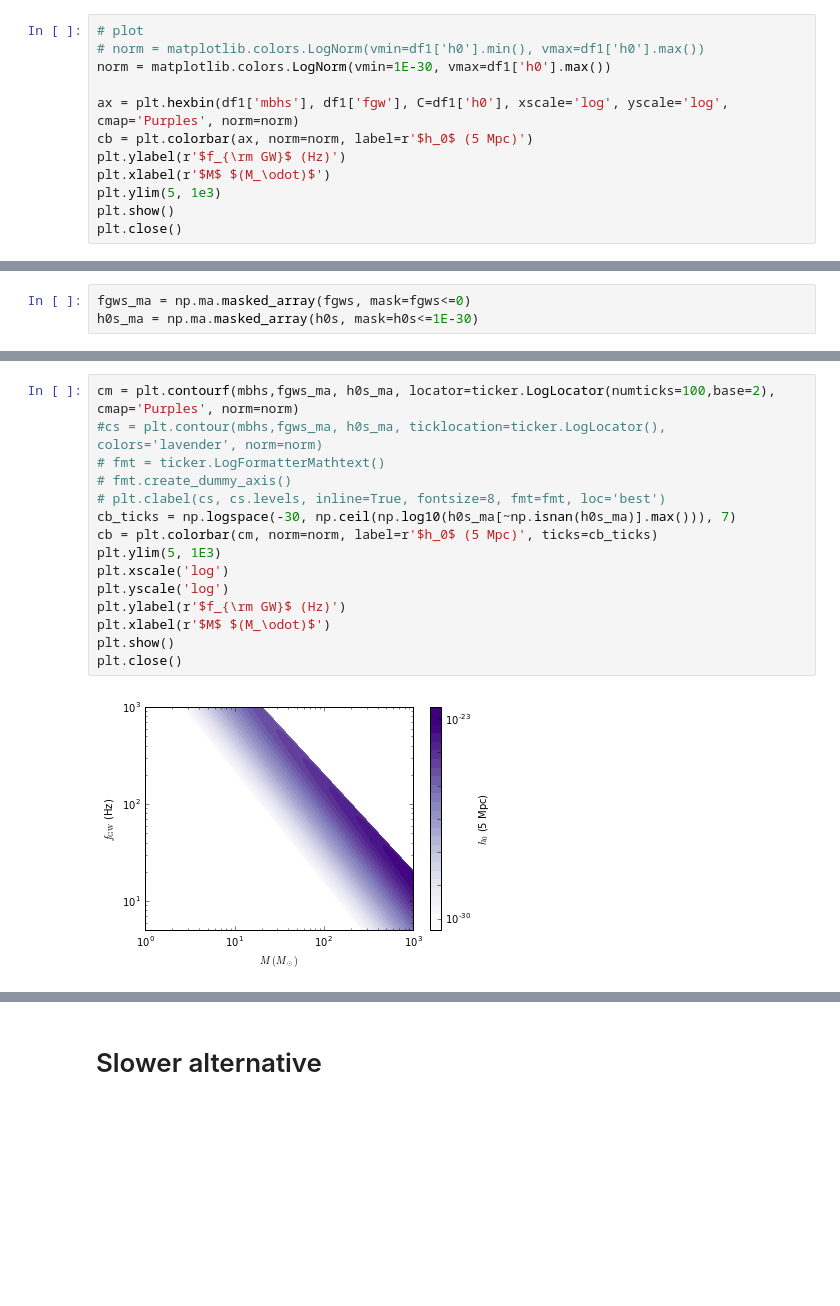
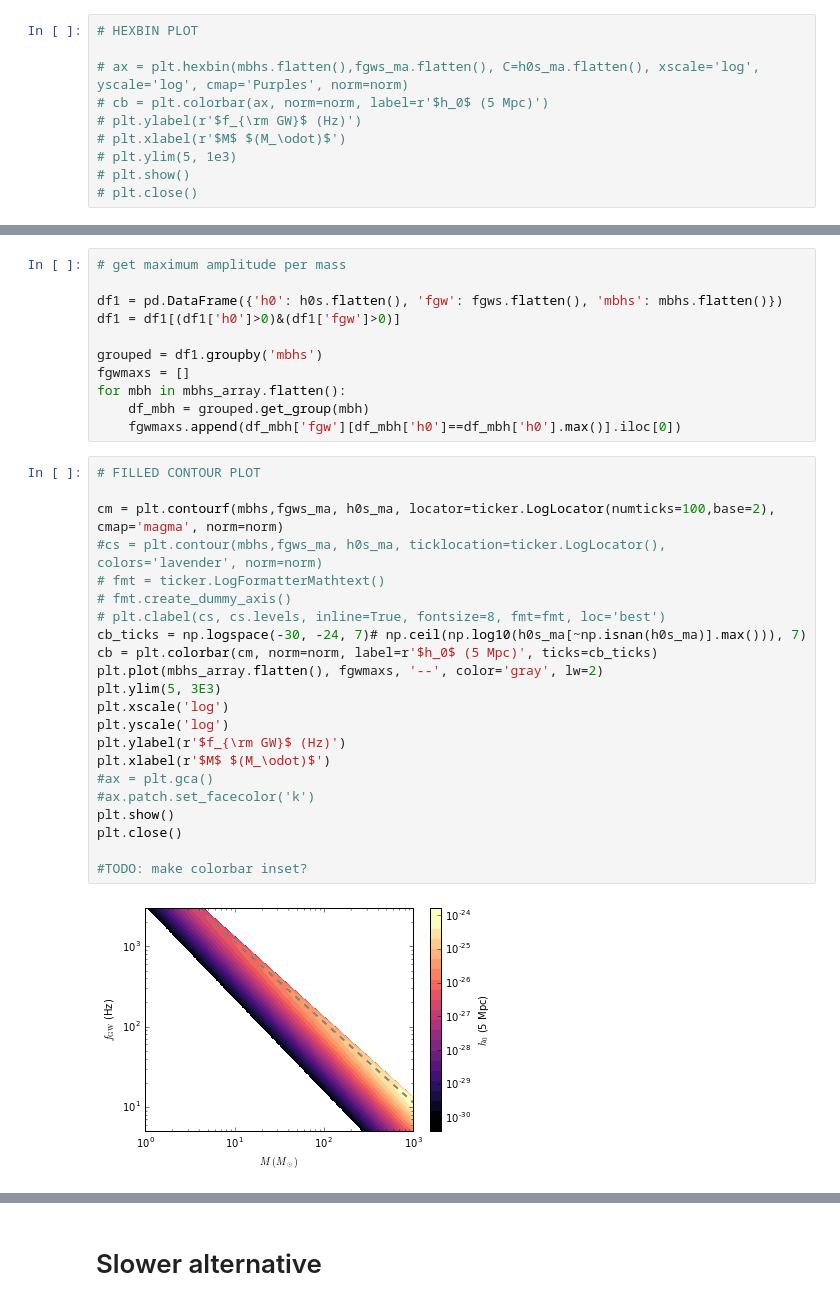
Before and after one commit to maxisi/gwaxion, a Jupyter notebook: examples/fgw_mbh_approx.ipynb, the cells around one changed output, grey strips where cells are left out. Drawn from its saved outputs; the diff is of its cells as text; blank space fills up the shorter version.

```diff
--- a/examples/fgw_mbh_approx.ipynb
+++ b/examples/fgw_mbh_approx.ipynb
@@ -27,12 +33,10 @@ df1['h0'].max()
 # %%
-# plot
-# norm = matplotlib.colors.LogNorm(vmin=df1['h0'].min(), vmax=df1['h0'].max())
-norm = matplotlib.colors.LogNorm(vmin=1E-30, vmax=df1['h0'].max())
+# HEXBIN PLOT
 
-ax = plt.hexbin(df1['mbhs'], df1['fgw'], C=df1['h0'], xscale='log', yscale='log', cmap='Purples', norm=norm)
-cb = plt.colorbar(ax, norm=norm, label=r'$h_0$ (5 Mpc)')
-plt.ylabel(r'$f_{\rm GW}$ (Hz)')
-plt.xlabel(r'$M$ $(M_\odot)$')
-plt.ylim(5, 1e3)
-plt.show()
-plt.close()
+# ax = plt.hexbin(mbhs.flatten(),fgws_ma.flatten(), C=h0s_ma.flatten(), xscale='log', yscale='log', cmap='Purples', norm=norm)
+# cb = plt.colorbar(ax, norm=norm, label=r'$h_0$ (5 Mpc)')
+# plt.ylabel(r'$f_{\rm GW}$ (Hz)')
+# plt.xlabel(r'$M$ $(M_\odot)$')
+# plt.ylim(5, 1e3)
+# plt.show()
+# plt.close()
@@ -41,4 +43 @@ plt.close()
-# %%
-fgws_ma = np.ma.masked_array(fgws, mask=fgws<=0)
-h0s_ma = np.ma.masked_array(h0s, mask=h0s<=1E-30)
 # %%
@@ -55,17 +54,35 @@ plt.close()
+# %%
+# get maximum amplitude per mass
+
+df1 = pd.DataFrame({'h0': h0s.flatten(), 'fgw': fgws.flatten(), 'mbhs': mbhs.flatten()})
+df1 = df1[(df1['h0']>0)&(df1['fgw']>0)]
+
+grouped = df1.groupby('mbhs')
+fgwmaxs = []
+for mbh in mbhs_array.flatten():
+    df_mbh = grouped.get_group(mbh)
+    fgwmaxs.append(df_mbh['fgw'][df_mbh['h0']==df_mbh['h0'].max()].iloc[0])
 # %%
-cm = plt.contourf(mbhs,fgws_ma, h0s_ma, locator=ticker.LogLocator(numticks=100,base=2), cmap='Purples', norm=norm)
+# FILLED CONTOUR PLOT
+
+cm = plt.contourf(mbhs,fgws_ma, h0s_ma, locator=ticker.LogLocator(numticks=100,base=2), cmap='magma', norm=norm)
 #cs = plt.contour(mbhs,fgws_ma, h0s_ma, ticklocation=ticker.LogLocator(), colors='lavender', norm=norm)
 # fmt = ticker.LogFormatterMathtext()
 # fmt.create_dummy_axis()
 # plt.clabel(cs, cs.levels, inline=True, fontsize=8, fmt=fmt, loc='best')
-cb_ticks = np.logspace(-30, np.ceil(np.log10(h0s_ma[~np.isnan(h0s_ma)].max())), 7)
+cb_ticks = np.logspace(-30, -24, 7)# np.ceil(np.log10(h0s_ma[~np.isnan(h0s_ma)].max())), 7)
 cb = plt.colorbar(cm, norm=norm, label=r'$h_0$ (5 Mpc)', ticks=cb_ticks)
-plt.ylim(5, 1E3)
+plt.plot(mbhs_array.flatten(), fgwmaxs, '--', color='gray', lw=2)
+plt.ylim(5, 3E3)
 plt.xscale('log')
 plt.yscale('log')
 plt.ylabel(r'$f_{\rm GW}$ (Hz)')
 plt.xlabel(r'$M$ $(M_\odot)$')
+#ax = plt.gca()
+#ax.patch.set_facecolor('k')
 plt.show()
 plt.close()
+
+#TODO: make colorbar inset?
 # %% [output]
-[figure, old version]
+[figure, new version]
```
Also changed, not shown: parts of 10 cells of this notebook, 3 other files.
